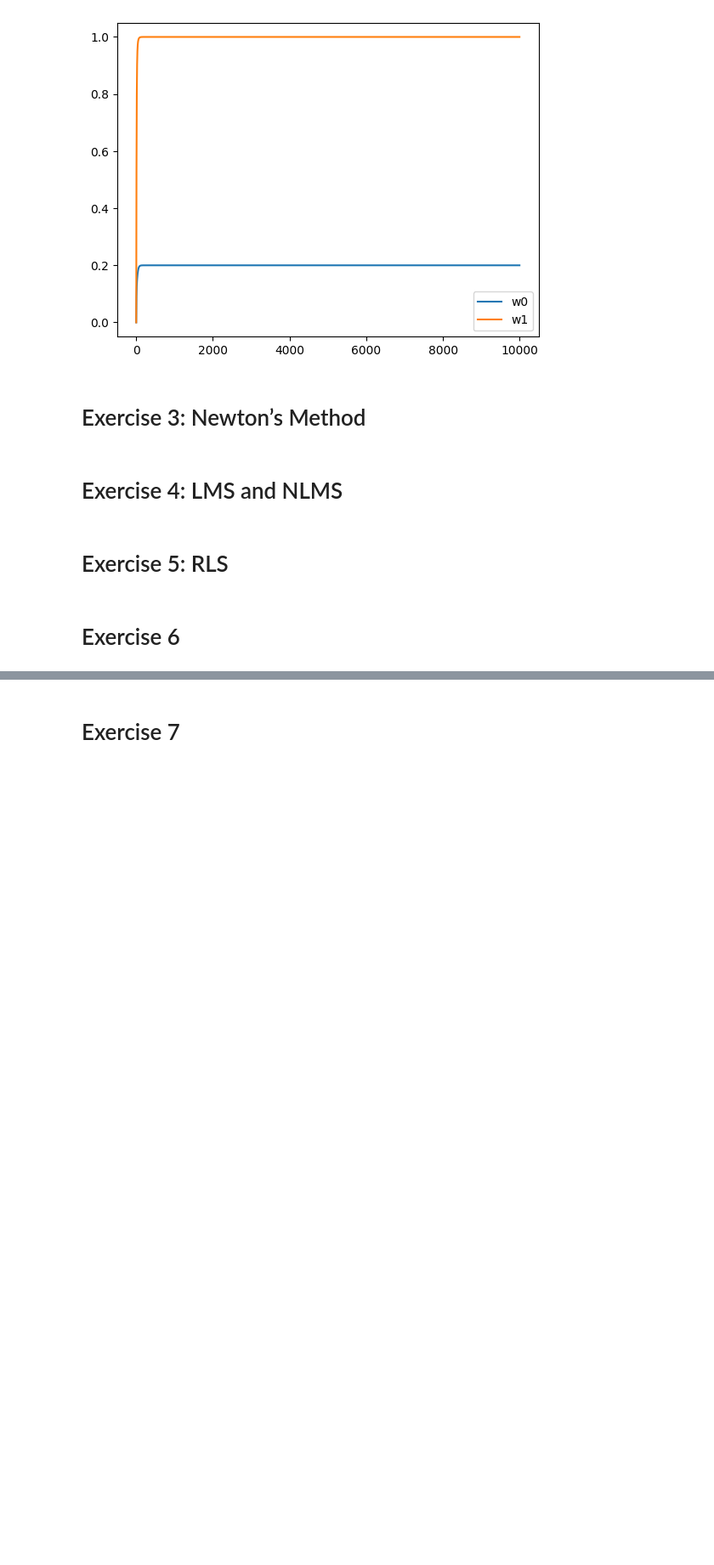
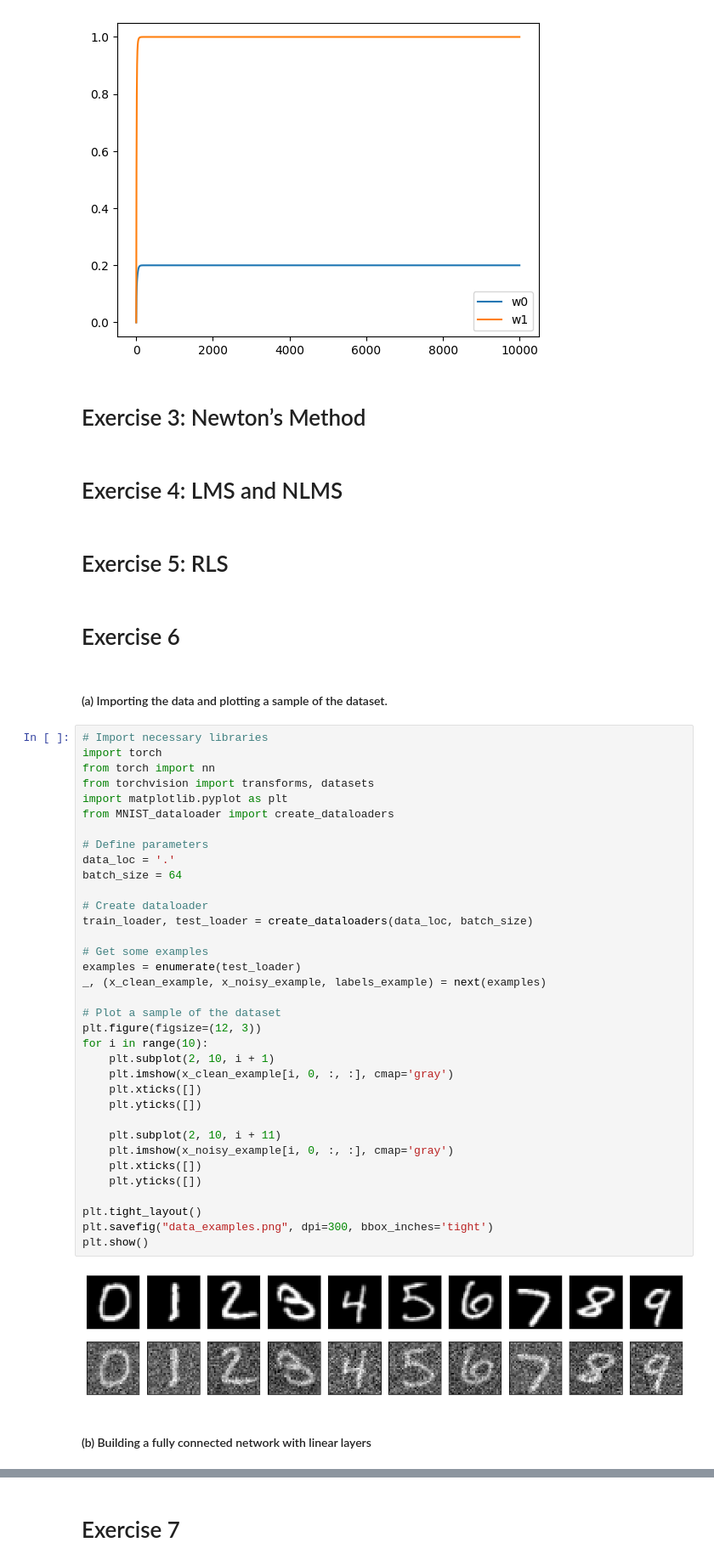
Before and after one commit to svenbbsp/5LSL0, a Jupyter notebook: Assignment_1/Assignment_1_Notebook.ipynb, the cells around one changed output, grey strips where cells are left out. Shown at 85% size. Drawn from its saved outputs; the diff is of its cells as text; blank space fills up the shorter version.

```diff
--- a/Assignment_1/Assignment_1_Notebook.ipynb
+++ b/Assignment_1/Assignment_1_Notebook.ipynb
@@ -118,3 +118,44 @@ plt.show()
 # Exercise 5: RLS
 # %% [markdown]
 # Exercise 6
+# %% [markdown]
+#### (a) Importing the data and plotting a sample of the dataset.
+# %%
+# Import necessary libraries
+import torch
+from torch import nn
+from torchvision import transforms, datasets
+import matplotlib.pyplot as plt
+from MNIST_dataloader import create_dataloaders
+
+# Define parameters
+data_loc = '.'
+batch_size = 64
+
+# Create dataloader
+train_loader, test_loader = create_dataloaders(data_loc, batch_size)
+
+# Get some examples
+examples = enumerate(test_loader)
+_, (x_clean_example, x_noisy_example, labels_example) = next(examples)
+
+# Plot a sample of the dataset
+plt.figure(figsize=(12, 3))
+for i in range(10):
+    plt.subplot(2, 10, i + 1)
+    plt.imshow(x_clean_example[i, 0, :, :], cmap='gray')
+    plt.xticks([])
+    plt.yticks([])
+
+    plt.subplot(2, 10, i + 11)
+    plt.imshow(x_noisy_example[i, 0, :, :], cmap='gray')
+    plt.xticks([])
+    plt.yticks([])
+
+plt.tight_layout()
+plt.savefig("data_examples.png", dpi=300, bbox_inches='tight')
+plt.show()
+# %% [output]
+[figure, added]
+# %% [markdown]
+#### (b) Building a fully connected network with linear layers
```
Also changed, not shown: parts of 5 cells of this notebook.
